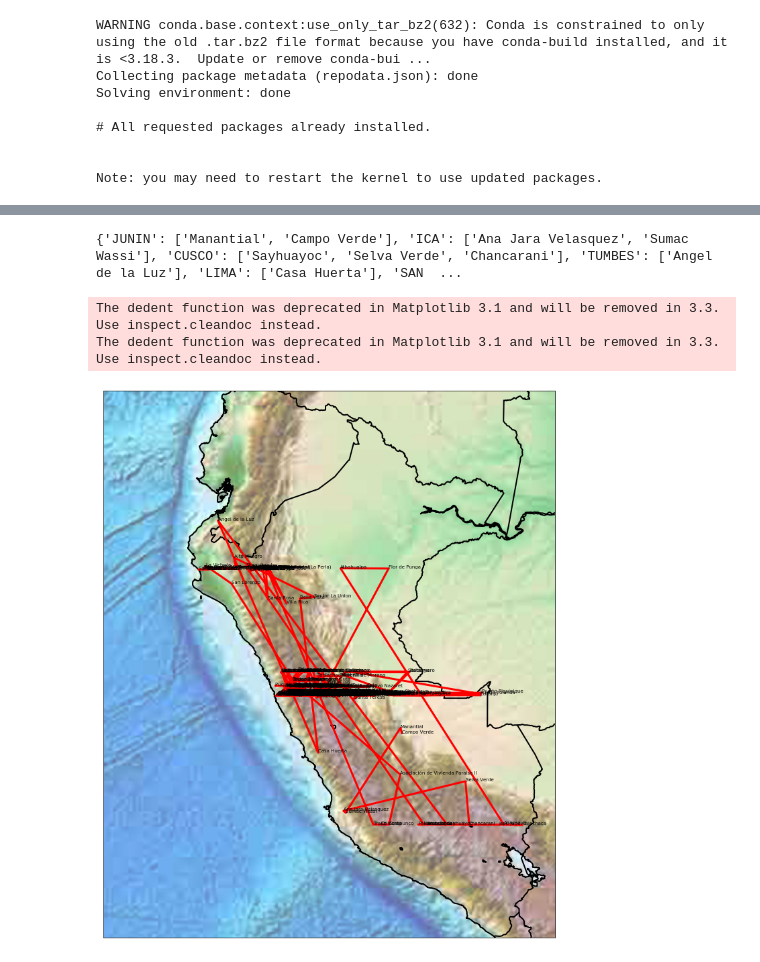
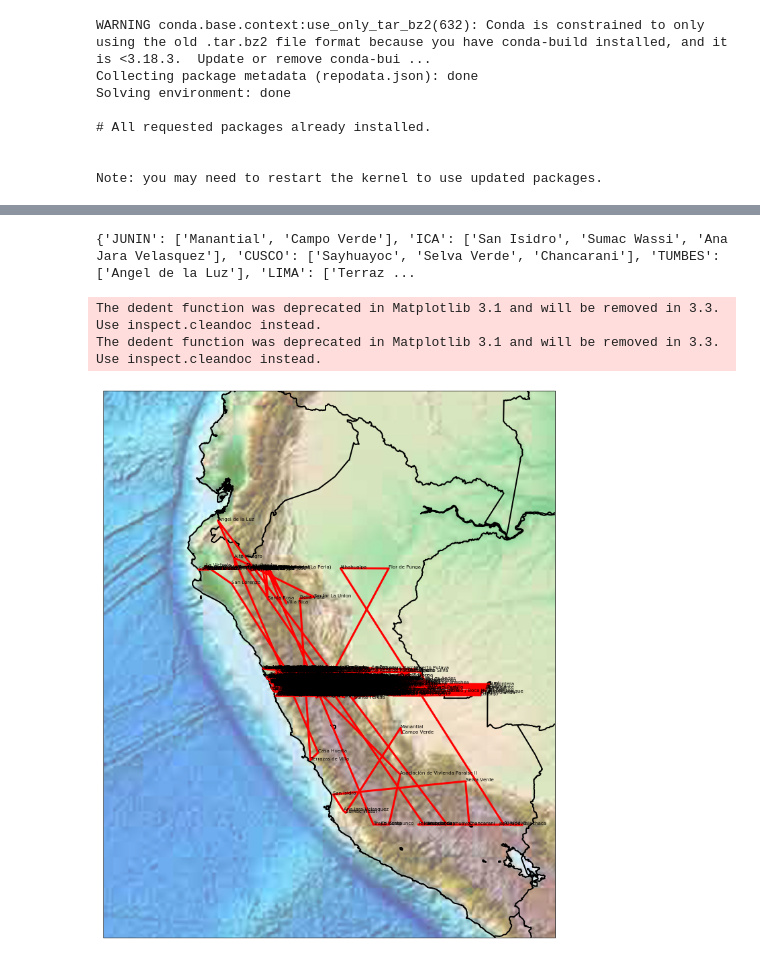
Before and after one commit to UNDERDOGZZ/TSP, a Jupyter notebook: Archivos - Ricardo Guevara/AlgoritmoRicardoG.ipynb, the cells around one changed output, grey strips where cells are left out. Saved outputs shown, nothing was run; the diff lists cells and outputs as text; code cells hidden in the pictures.

Commit message:
test con 5000 datos
testeando

```diff
--- a/Archivos - Ricardo Guevara/AlgoritmoRicardoG.ipynb
+++ b/Archivos - Ricardo Guevara/AlgoritmoRicardoG.ipynb
@@ -56,13 +56,13 @@ m.drawcoastlines(linewidth=2)
 m.drawcountries(linewidth=2)
 #plt.text(x, y, ' Seattle', fontsize=9);
 
-pD, pla, c = readCPxDto('test1008.csv')
+pD, pla, c = readCPxDto('test5000.csv')
 for i in range(len(pla)):
     d = pla[i]
     for j in range(len(c[d])):
         x, y = m(pD[d][j]['x'], pD[d][j]['y'])
         plt.plot(x, y,'ok',markersize=1,color='purple')
-        plt.text(x, y, pD[d][j]['name'], fontsize=7)
+        #plt.text(x, y, pD[d][j]['name'], fontsize=7)
         del x
         del y
 # %% [output]
@@ -152,7 +152,7 @@ def prim(distancia,nombre, dptos):
     #plt.text(x, y, ' Seattle', fontsize=9);
     xs=[]
     ys=[]
-    pD, pla, c = readCPxDto('test1008.csv')
+    pD, pla, c = readCPxDto('test5000.csv')
     for i in range(len(pathDic)):
         d = pla[i]
         for j in range(len(pathDic[d])):
@@ -187,9 +187,9 @@ def distPrimMap(filename):
     #print(abc['AYACUCHO'])
     prim(dis, abc, places)
 # %%
-distPrimMap('test1008.csv')
+distPrimMap('test5000.csv')
 # %% [output]
-{'JUNIN': ['Manantial', 'Campo Verde'], 'ICA': ['Ana Jara Velasquez', 'Sumac Wassi'], 'CUSCO': ['Sayhuayoc', 'Selva Verde', 'Chancarani'], 'TUMBES': ['Angel de la Luz'], 'LIMA': ['Casa Huerta'], 'SAN  ...
+{'JUNIN': ['Manantial', 'Campo Verde'], 'ICA': ['San Isidro', 'Sumac Wassi', 'Ana Jara Velasquez'], 'CUSCO': ['Sayhuayoc', 'Selva Verde', 'Chancarani'], 'TUMBES': ['Angel de la Luz'], 'LIMA': ['Terraz ...
 The dedent function was deprecated in Matplotlib 3.1 and will be removed in 3.3. Use inspect.cleandoc instead.
 The dedent function was deprecated in Matplotlib 3.1 and will be removed in 3.3. Use inspect.cleandoc instead.
-[figure, old version]
+[figure, new version]
```
Also changed, not shown: parts of 1 cell of this notebook, 1 other file.
